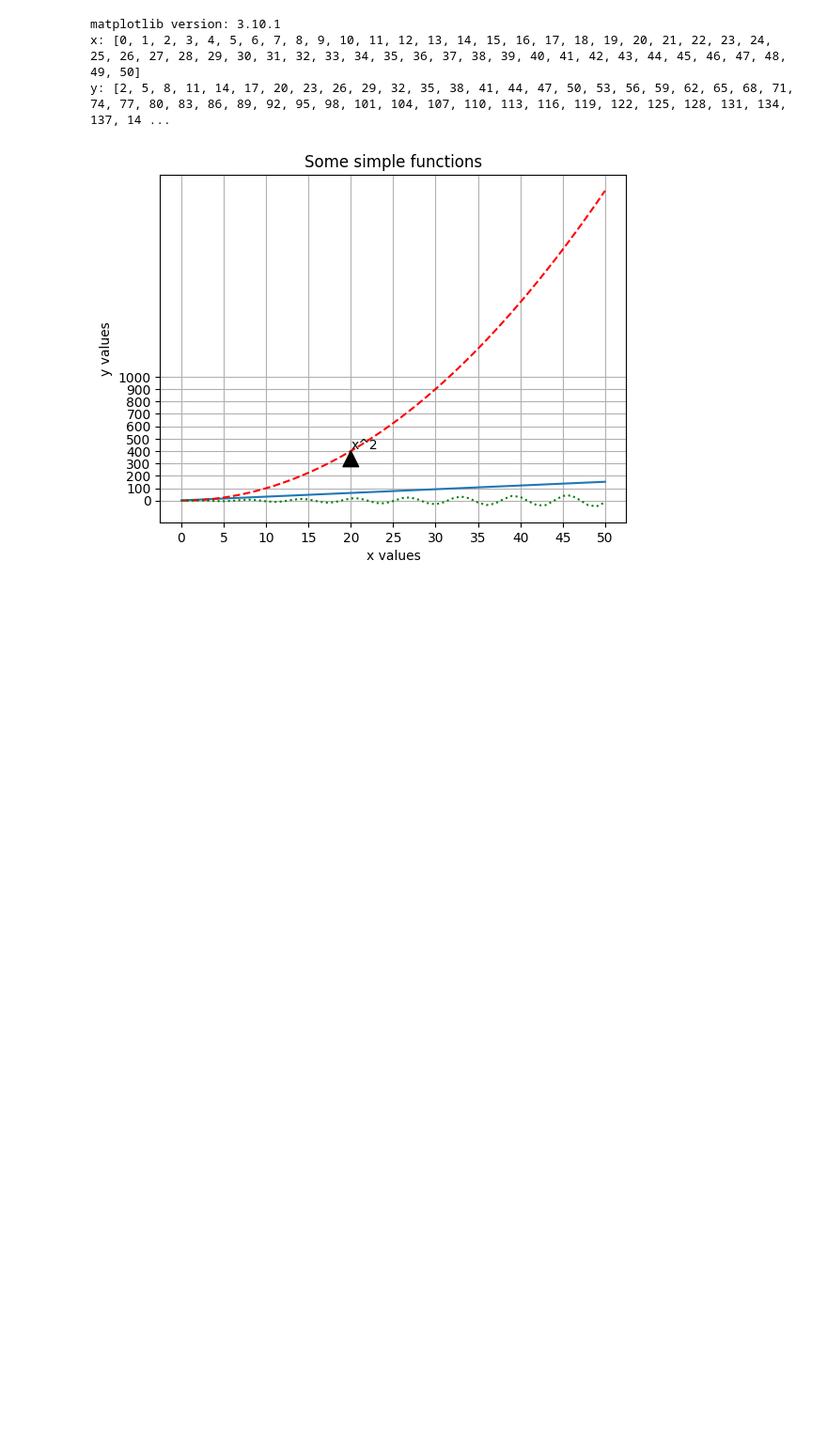
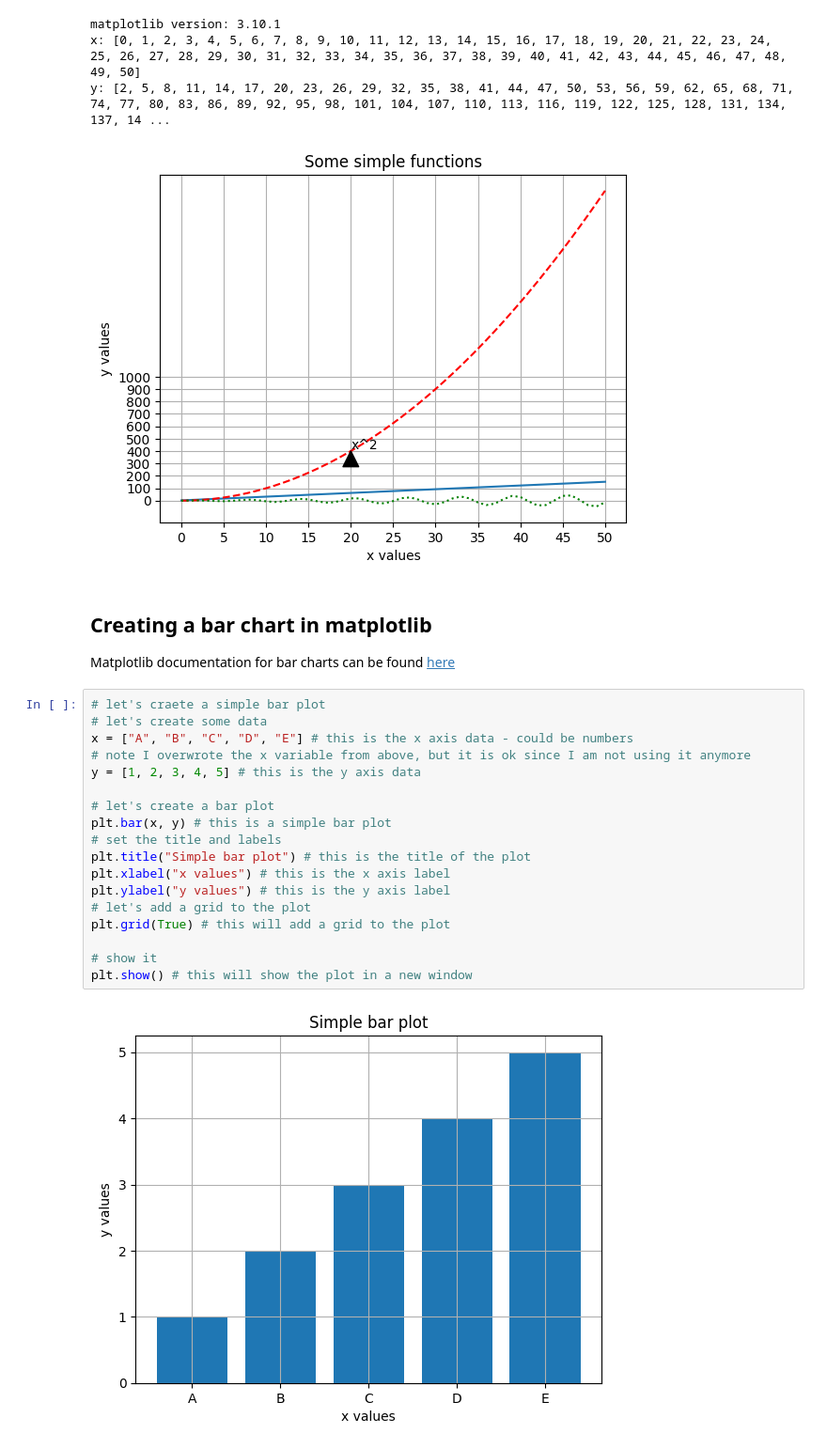
Before and after one commit to ValRCS/Python_RTU_2024_25, a Jupyter notebook: topic_13_pip_pypi_visualizations/my_first_jupyter_notebook_m27.ipynb, the cells around one changed output. Shown at 94% size. Saved outputs shown, nothing was run; the diff lists cells and outputs as text; blank space fills up the shorter version.

Commit message:
added bar chart example

```diff
--- a/topic_13_pip_pypi_visualizations/my_first_jupyter_notebook_m27.ipynb
+++ b/topic_13_pip_pypi_visualizations/my_first_jupyter_notebook_m27.ipynb
@@ -100,3 +100,27 @@ matplotlib version: 3.10.1
 x: [0, 1, 2, 3, 4, 5, 6, 7, 8, 9, 10, 11, 12, 13, 14, 15, 16, 17, 18, 19, 20, 21, 22, 23, 24, 25, 26, 27, 28, 29, 30, 31, 32, 33, 34, 35, 36, 37, 38, 39, 40, 41, 42, 43, 44, 45, 46, 47, 48, 49, 50]
 y: [2, 5, 8, 11, 14, 17, 20, 23, 26, 29, 32, 35, 38, 41, 44, 47, 50, 53, 56, 59, 62, 65, 68, 71, 74, 77, 80, 83, 86, 89, 92, 95, 98, 101, 104, 107, 110, 113, 116, 119, 122, 125, 128, 131, 134, 137, 14 ...
 [figure]
+# %% [markdown]
+## Creating a bar chart in matplotlib
+
+Matplotlib documentation for bar charts can be found [here](https://matplotlib.org/stable/gallery/lines_bars_and_markers/bar_colors.html#sphx-glr-gallery-lines-bars-and-markers-bar-colors-py)
+# %%
+# let's craete a simple bar plot
+# let's create some data
+x = ["A", "B", "C", "D", "E"] # this is the x axis data - could be numbers
+# note I overwrote the x variable from above, but it is ok since I am not using it anymore
+y = [1, 2, 3, 4, 5] # this is the y axis data
+
+# let's create a bar plot
+plt.bar(x, y) # this is a simple bar plot
+# set the title and labels
+plt.title("Simple bar plot") # this is the title of the plot
+plt.xlabel("x values") # this is the x axis label
+plt.ylabel("y values") # this is the y axis label
+# let's add a grid to the plot
+plt.grid(True) # this will add a grid to the plot
+
+# show it
+plt.show() # this will show the plot in a new window
+# %% [output]
+[figure, added]
```
